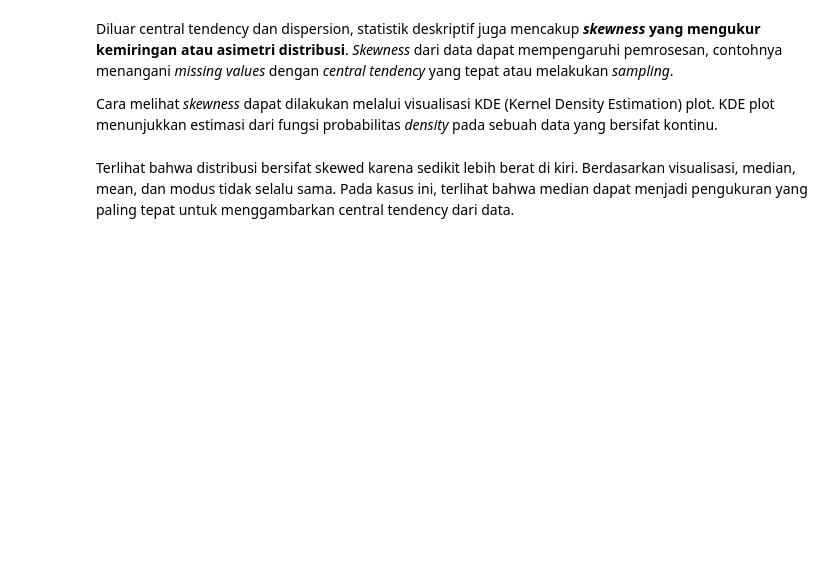
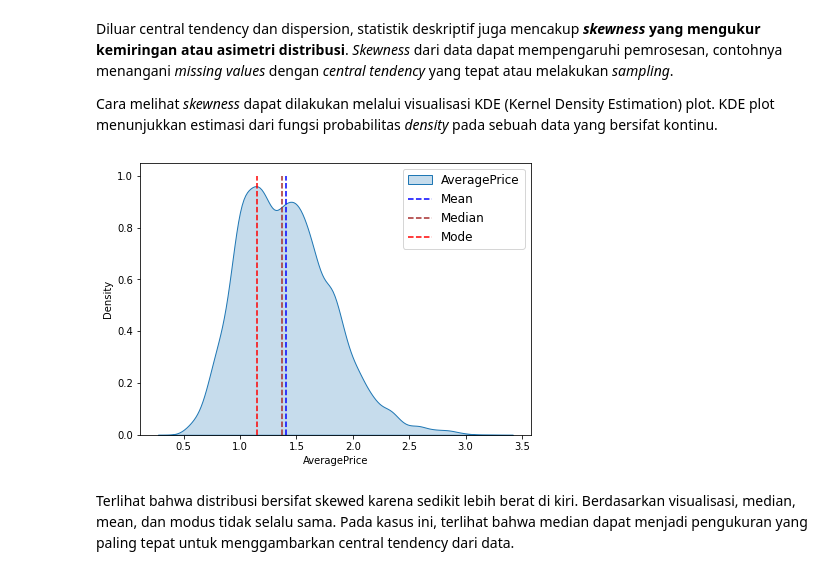
Before and after one commit to fahdikrie/kasdd212, a Jupyter notebook: Lab/Lab2/Lab2_rev1/Lab 2 - Stats and DataViz.ipynb, the cells around one changed output. Saved outputs shown, nothing was run; the diff lists cells and outputs as text; code cells hidden in the pictures; blank space fills up the shorter version.

```diff
--- a/Lab/Lab2/Lab2_rev1/Lab 2 - Stats and DataViz.ipynb
+++ b/Lab/Lab2/Lab2_rev1/Lab 2 - Stats and DataViz.ipynb
@@ -136,13 +221,15 @@ Cara melihat *skewness* dapat dilakukan melalui visualisasi KDE (Kernel Density
 # %%
 # KDE Plot (Distribusi data) dari AveragePrice
 
 plt.figure(figsize=(7,5))
-sns.kdeplot(price_arr, shade=True)
+sns.kdeplot(data=price_arr, shade=True)
 plt.vlines(x=np.mean(price_arr), ymin=0, ymax=1, color='blue', linestyle='--')
 plt.vlines(x=np.median(price_arr), ymin=0, ymax=1, color='brown', linestyle='--')
 plt.vlines(x=scp.mode(price_arr)[0][0], ymin=0, ymax=1, color='red', linestyle='--')
 plt.legend(['AveragePrice', 'Mean', 'Median', 'Mode'], fontsize=12)
 plt.show()
+# %% [output]
+[figure, added]
 # %% [markdown]
 Terlihat bahwa distribusi bersifat skewed karena sedikit lebih berat di kiri. Berdasarkan visualisasi, median, mean, dan modus tidak selalu sama. Pada kasus ini, terlihat bahwa median dapat menjadi pengukuran yang paling tepat untuk menggambarkan central tendency dari data.
 # %% [markdown]
```
Also changed, not shown: parts of 19 cells of this notebook, 2 other files.
